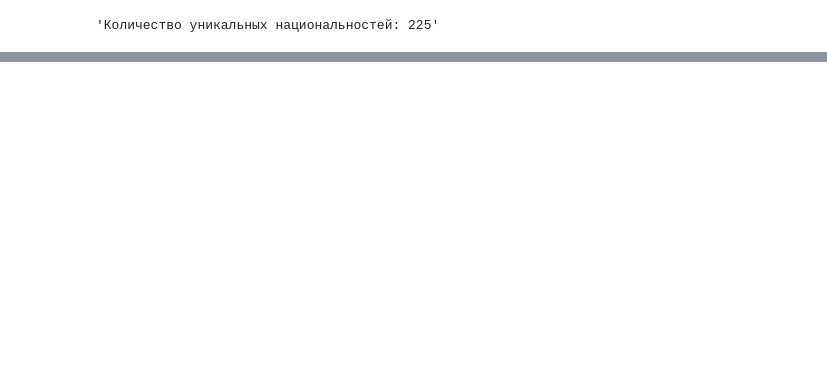
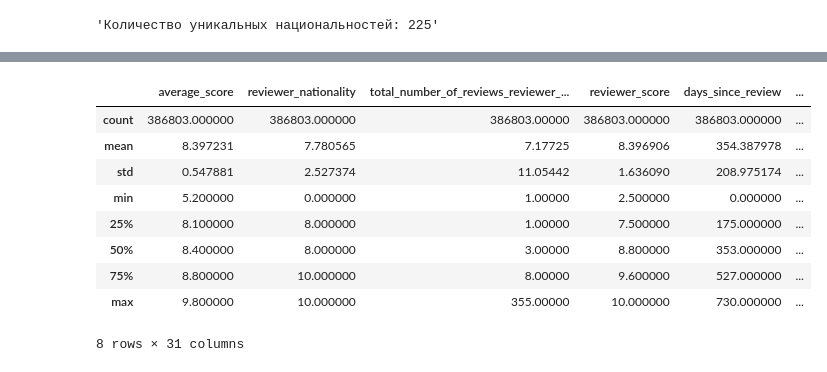
Before and after one commit to PoluboyarinovSI/SF_DataScience, a Jupyter notebook: project_3/EDA_Project_3_model.ipynb, the cells around one changed output, grey strips where cells are left out. Saved outputs shown, nothing was run; the diff lists cells and outputs as text; code cells hidden in the pictures; blank space fills up the shorter version.

```diff
--- a/project_3/EDA_Project_3_model.ipynb
+++ b/project_3/EDA_Project_3_model.ipynb
@@ -325,3 +428,16 @@ hotels.drop(date_columns, axis=1, inplace=True)
+# %%
+hotels.describe()
+# %% [output]
+|  | average_score | reviewer_nationality | total_number_of_reviews_reviewer_... | reviewer_score | days_since_review | ... |
+| count | 386803.000000 | 386803.000000 | 386803.00000 | 386803.000000 | 386803.000000 | ... |
+| mean | 8.397231 | 7.780565 | 7.17725 | 8.396906 | 354.387978 | ... |
+| std | 0.547881 | 2.527374 | 11.05442 | 1.636090 | 208.975174 | ... |
+| min | 5.200000 | 0.000000 | 1.00000 | 2.500000 | 0.000000 | ... |
+| 25% | 8.100000 | 8.000000 | 1.00000 | 7.500000 | 175.000000 | ... |
+| 50% | 8.400000 | 8.000000 | 3.00000 | 8.800000 | 353.000000 | ... |
+| 75% | 8.800000 | 10.000000 | 8.00000 | 9.600000 | 527.000000 | ... |
+| max | 9.800000 | 10.000000 | 355.00000 | 10.000000 | 730.000000 | ... |
+8 rows × 31 columns
 # %%
 # Разбиваем датафрейм на части, необходимые для обучения и тестирования модели
 # Х - данные с информацией об отелях, у - целевая переменная (рейтинги отелей)
```
Also changed, not shown: parts of 34 cells of this notebook.
